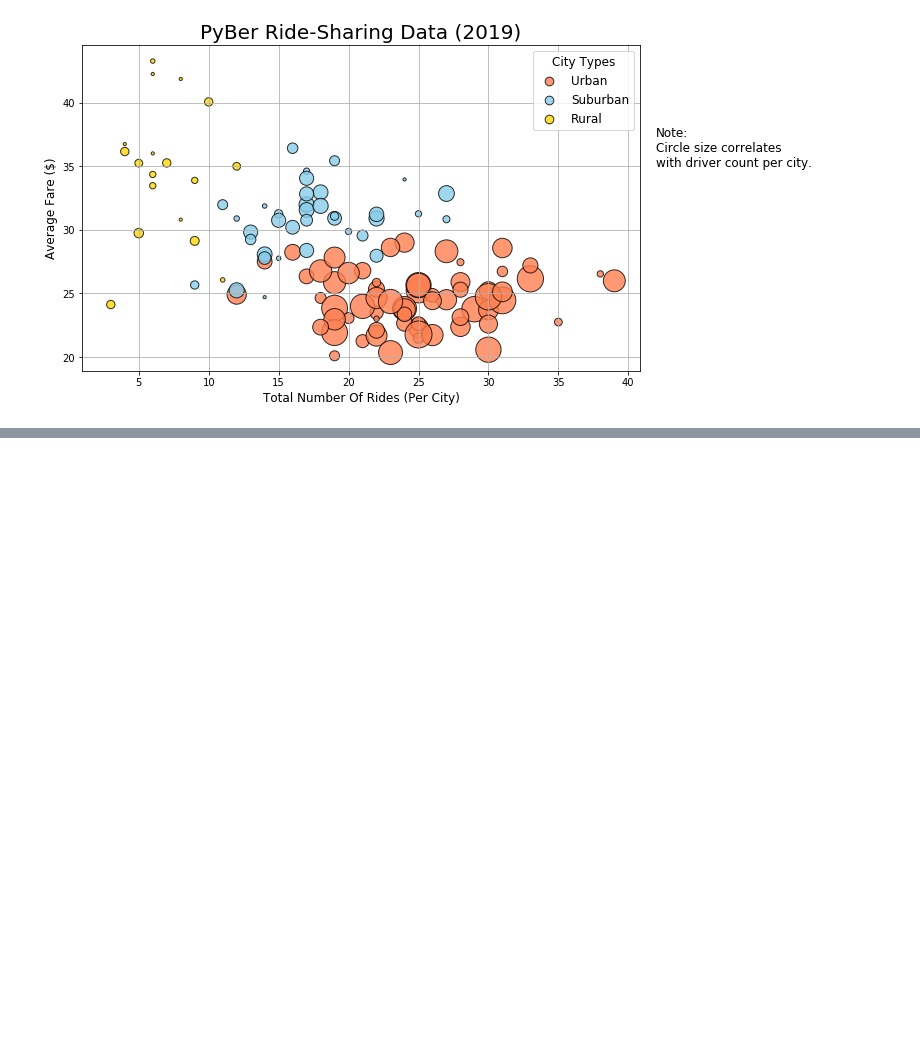
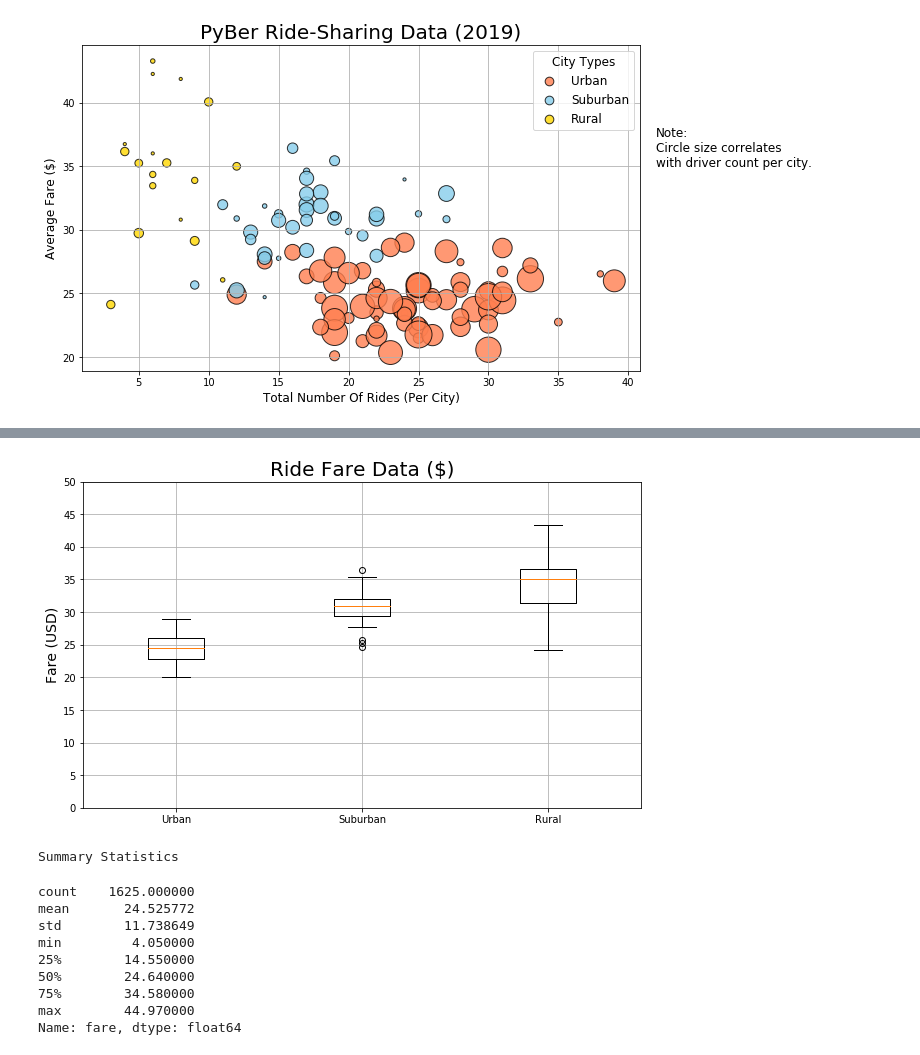
Before and after one commit to enrique-bustamante/PyBer_Analysis, a Jupyter notebook: PyBer.ipynb, the cells around one changed output, grey strips where cells are left out. Drawn from its saved outputs; the diff is of its cells as text; code cells hidden in the pictures; blank space fills up the shorter version.

```diff
--- a/PyBer.ipynb
+++ b/PyBer.ipynb
@@ -112,0 +366,25 @@ plt.show()
+# %%
+# Create box and whiskers plot for the fares for each city type
+# Add all ride count box-and-whisker plots to the same graph.
+fig, ax = plt.subplots(figsize=(10, 6))
+avg_fare_data = [urban_avg_fare, suburban_avg_fare, rural_avg_fare]
+ax.boxplot(avg_fare_data, labels=x_labels)
+ax.set_title('Ride Fare Data ($)', fontsize=20)
+ax.set_ylabel('Fare (USD)', fontsize=14)
+ax.set_yticks(np.arange(0, 51, step=5.0))
+ax.grid()
+plt.show()
+print("Summary Statistics")
+urban_fares.describe()
+# %% [output]
+[figure, added]
+Summary Statistics
+count    1625.000000
+mean       24.525772
+std        11.738649
+min         4.050000
+25%        14.550000
+50%        24.640000
+75%        34.580000
+max        44.970000
+Name: fare, dtype: float64
```
Also changed, not shown: parts of 26 cells of this notebook, 1 other file.
